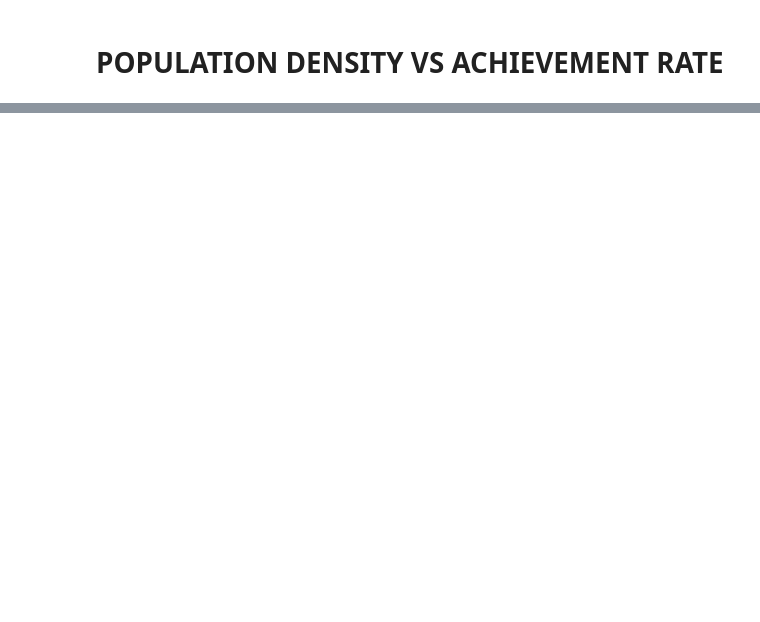
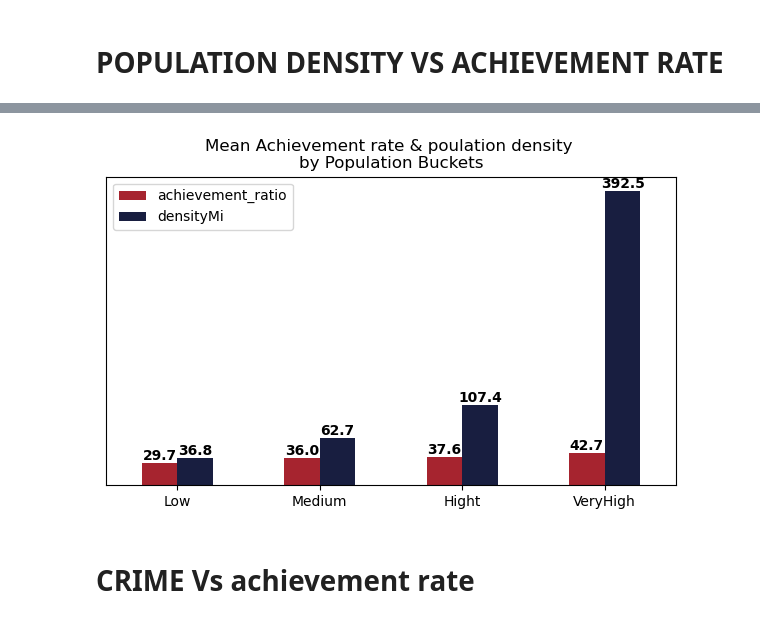
Before and after one commit to H-Getu/TN-Education-Landscape, a Jupyter notebook: scripts/Tn_education.ipynb, the cells around one changed output, grey strips where cells are left out. Saved outputs shown, nothing was run; the diff lists cells and outputs as text; code cells hidden in the pictures; blank space fills up the shorter version.

```diff
--- a/scripts/Tn_education.ipynb
+++ b/scripts/Tn_education.ipynb
@@ -1000,0 +1070,24 @@ Text(0.5, 0, '% retained teachers')
+# %%
+# Create the bar plot
+ax = mean_values.plot(kind='bar', figsize=(6, 4), color=color_pallete)
+ax.set_yticks([])
+# Add annotations to each bar
+for container in ax.containers:
+    for bar in container:
+        height = bar.get_height()
+        ax.text(
+            bar.get_x() + bar.get_width() / 2,
+            height,
+            f'{height:.1f}',
+            ha='center', va='bottom',
+            fontsize=10, fontweight='bold'
+        )
+#style
+plt.xticks([0, 1, 2, 3], ['Low', 'Medium', 'Hight', 'VeryHigh'], rotation =0)
+ax.set_title("Mean Achievement rate & poulation density \nby Population Buckets")
+plt.tight_layout()
+plt.show()
+# %% [output]
+[figure, added]
+# %% [markdown]
+# CRIME Vs achievement rate
```
Also changed, not shown: parts of 14 cells of this notebook.
